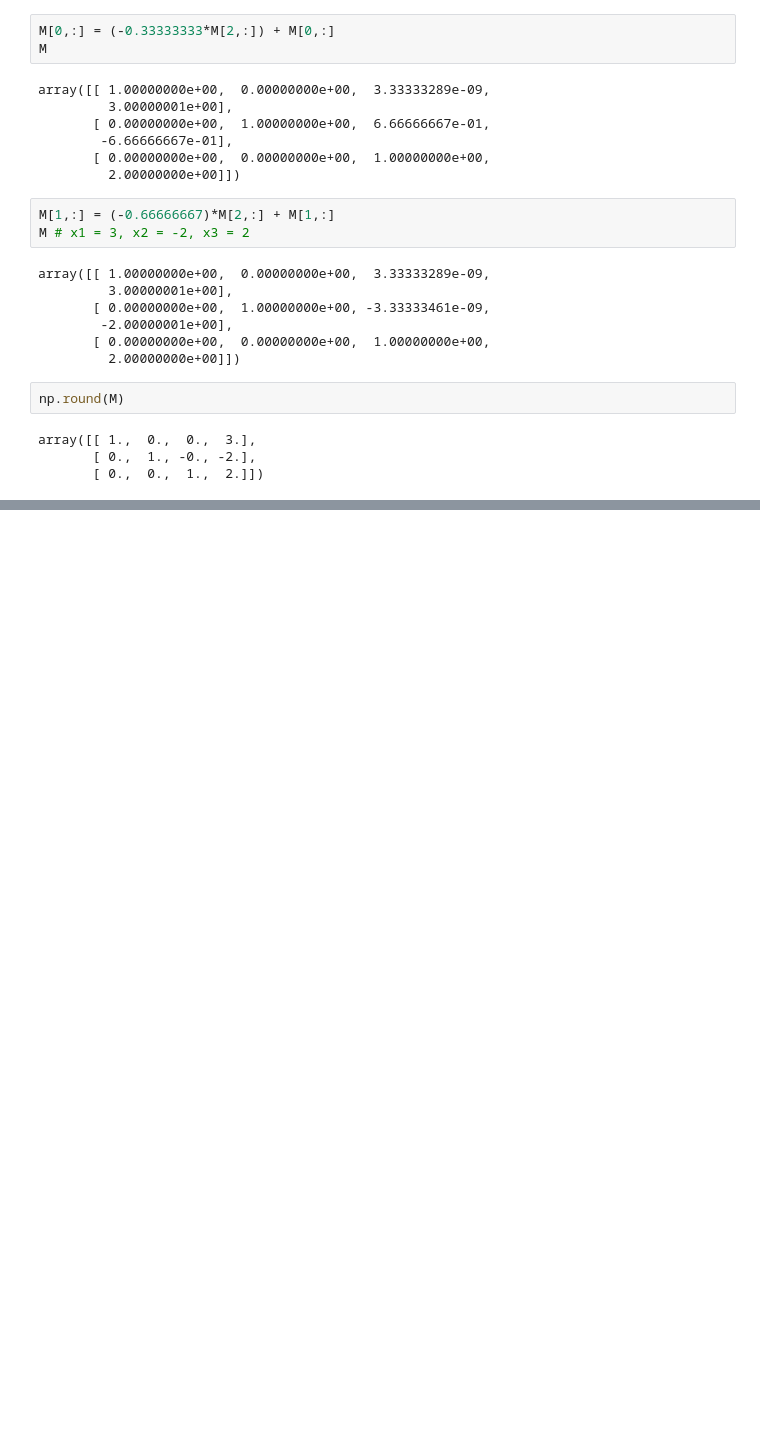
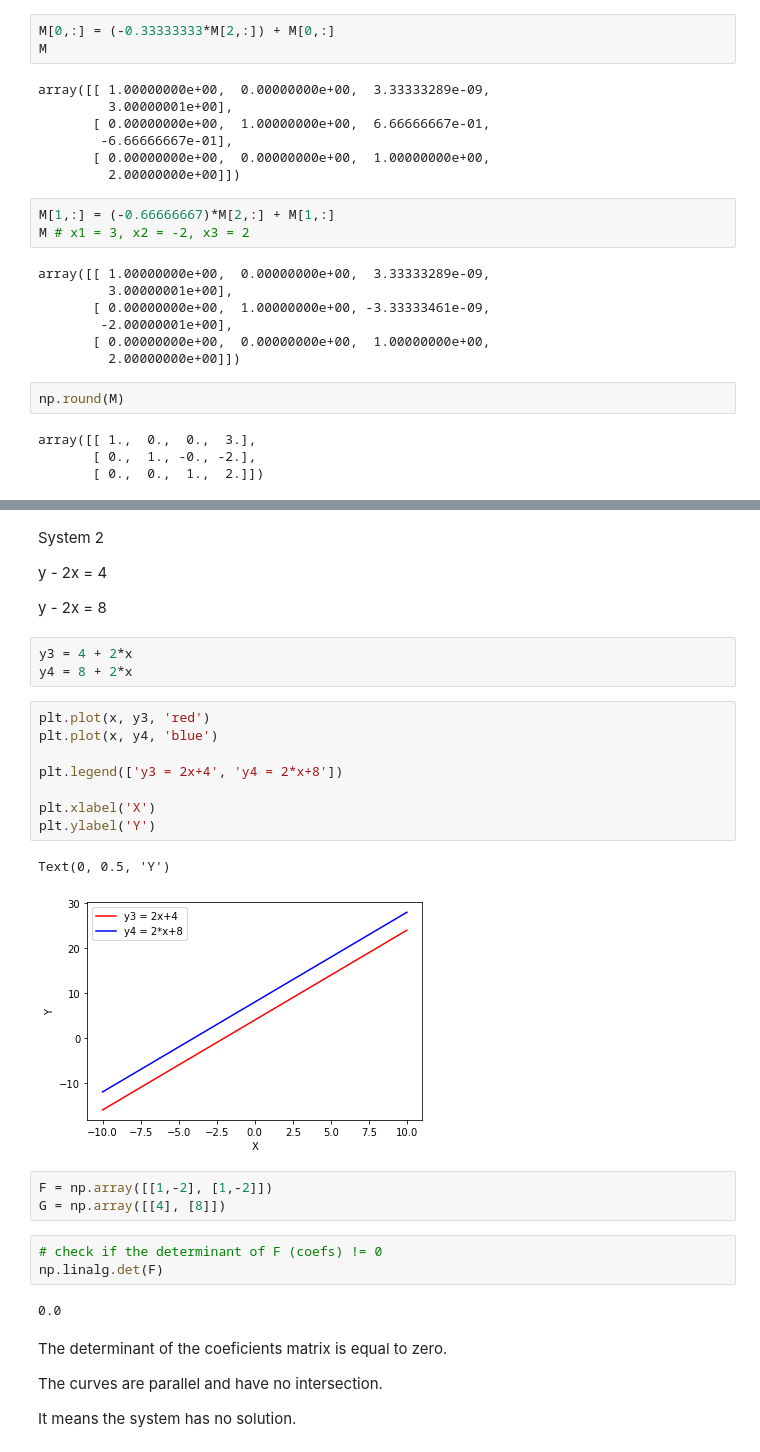
Before and after one commit to cpoles/data_science, a Jupyter notebook: python/linear_algebra/linear_systems.ipynb, the cells around one changed output, grey strips where cells are left out. Saved outputs shown, nothing was run; the diff lists cells and outputs as text; blank space fills up the shorter version.

```diff
--- a/python/linear_algebra/linear_systems.ipynb
+++ b/python/linear_algebra/linear_systems.ipynb
@@ -79,0 +250,34 @@ array([[ 1.,  0.,  0.,  3.],
+# %% [markdown]
+System 2
+
+y - 2x = 4
+
+y - 2x = 8
+# %%
+y3 = 4 + 2*x
+y4 = 8 + 2*x
+# %%
+plt.plot(x, y3, 'red')
+plt.plot(x, y4, 'blue')
+
+plt.legend(['y3 = 2x+4', 'y4 = 2*x+8'])
+
+plt.xlabel('X')
+plt.ylabel('Y')
+# %% [output]
+Text(0, 0.5, 'Y')
+[figure, added]
+# %%
+F = np.array([[1,-2], [1,-2]])
+G = np.array([[4], [8]])
+# %%
+# check if the determinant of F (coefs) != 0
+np.linalg.det(F)
+# %% [output]
+0.0
+# %% [markdown]
+The determinant of the coeficients matrix is equal to zero.
+
+The curves are parallel and have no intersection.
+
+It means the system has no solution.
```
Also changed, not shown: parts of 34 cells of this notebook.
